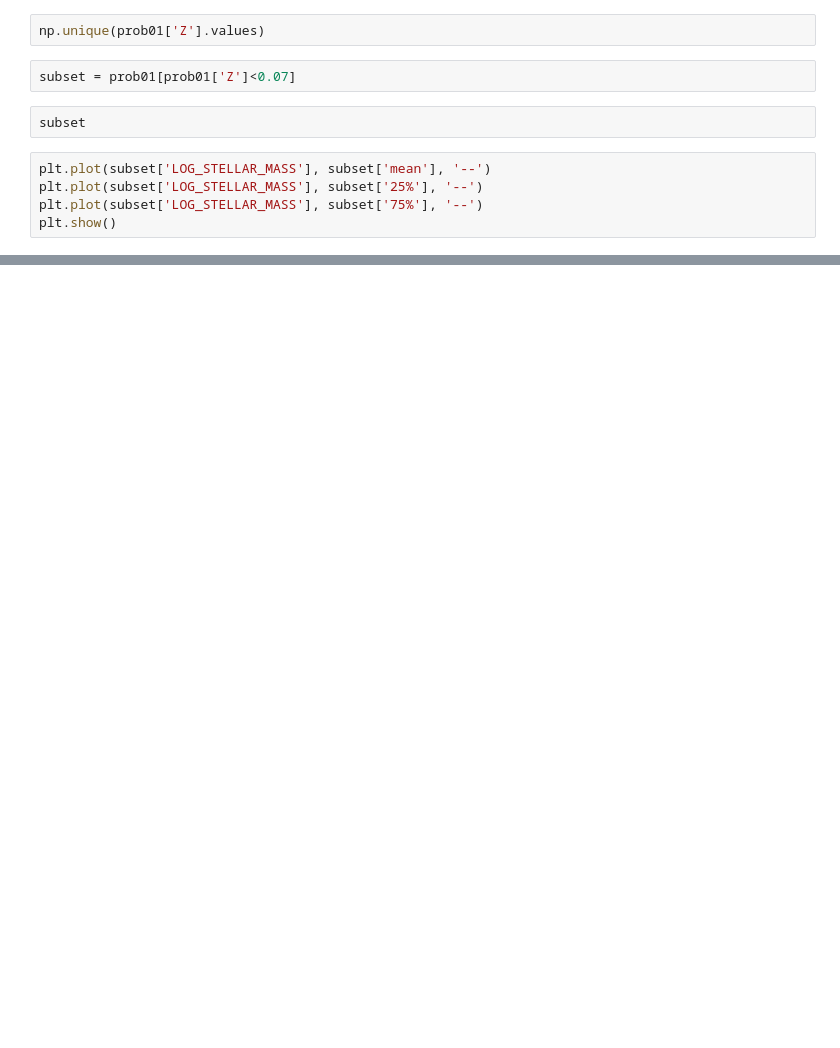
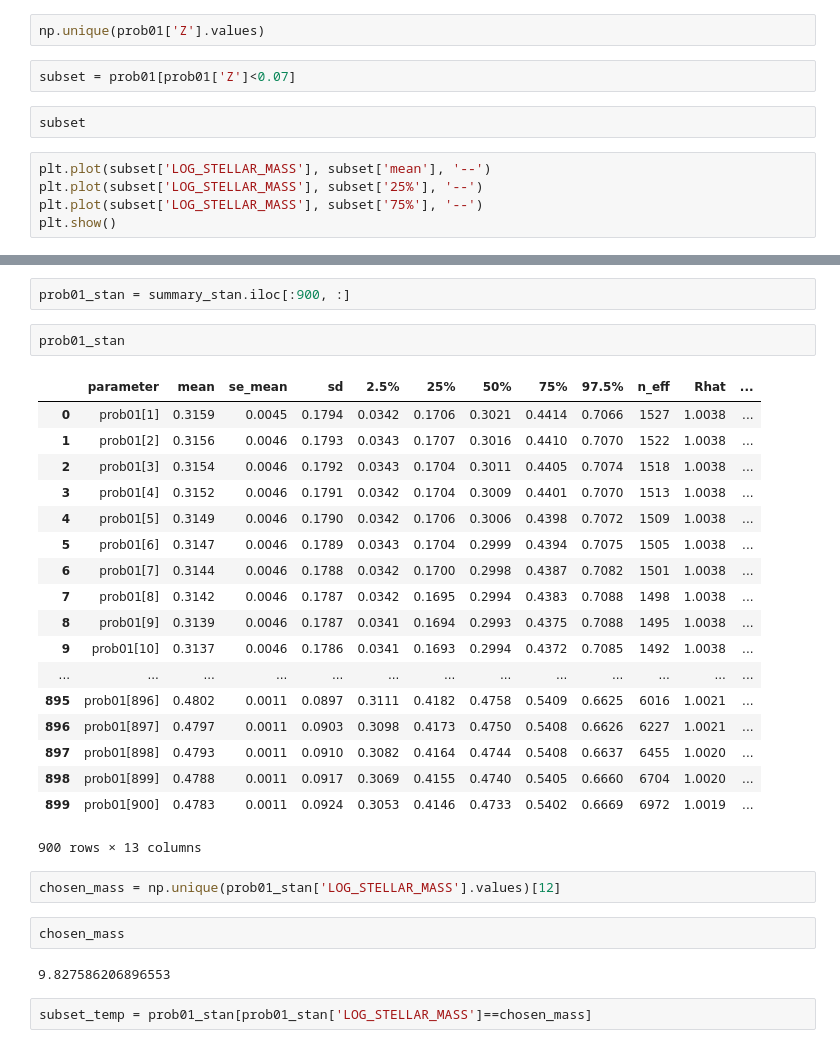
Before and after one commit to mdastro/UVupturn-RSGs, a Jupyter notebook: Model/Model3D_SharedPrior_Revised.ipynb, the cells around one changed output, grey strips where cells are left out. Drawn from its saved outputs; the diff is of its cells as text; blank space fills up the shorter version.

```diff
--- a/Model/Model3D_SharedPrior_Revised.ipynb
+++ b/Model/Model3D_SharedPrior_Revised.ipynb
@@ -168,0 +292,31 @@ plt.show()
+# %%
+prob01_stan = summary_stan.iloc[:900, :]
+# %%
+prob01_stan
+# %% [output]
+|  | parameter | mean | se_mean | sd | 2.5% | 25% | 50% | 75% | 97.5% | n_eff | Rhat | ... |
+| 0 | prob01[1] | 0.3159 | 0.0045 | 0.1794 | 0.0342 | 0.1706 | 0.3021 | 0.4414 | 0.7066 | 1527 | 1.0038 | ... |
+| 1 | prob01[2] | 0.3156 | 0.0046 | 0.1793 | 0.0343 | 0.1707 | 0.3016 | 0.4410 | 0.7070 | 1522 | 1.0038 | ... |
+| 2 | prob01[3] | 0.3154 | 0.0046 | 0.1792 | 0.0343 | 0.1704 | 0.3011 | 0.4405 | 0.7074 | 1518 | 1.0038 | ... |
+| 3 | prob01[4] | 0.3152 | 0.0046 | 0.1791 | 0.0342 | 0.1704 | 0.3009 | 0.4401 | 0.7070 | 1513 | 1.0038 | ... |
+| 4 | prob01[5] | 0.3149 | 0.0046 | 0.1790 | 0.0342 | 0.1706 | 0.3006 | 0.4398 | 0.7072 | 1509 | 1.0038 | ... |
+| 5 | prob01[6] | 0.3147 | 0.0046 | 0.1789 | 0.0343 | 0.1704 | 0.2999 | 0.4394 | 0.7075 | 1505 | 1.0038 | ... |
+| 6 | prob01[7] | 0.3144 | 0.0046 | 0.1788 | 0.0342 | 0.1700 | 0.2998 | 0.4387 | 0.7082 | 1501 | 1.0038 | ... |
+| 7 | prob01[8] | 0.3142 | 0.0046 | 0.1787 | 0.0342 | 0.1695 | 0.2994 | 0.4383 | 0.7088 | 1498 | 1.0038 | ... |
+| 8 | prob01[9] | 0.3139 | 0.0046 | 0.1787 | 0.0341 | 0.1694 | 0.2993 | 0.4375 | 0.7088 | 1495 | 1.0038 | ... |
+| 9 | prob01[10] | 0.3137 | 0.0046 | 0.1786 | 0.0341 | 0.1693 | 0.2994 | 0.4372 | 0.7085 | 1492 | 1.0038 | ... |
+| ... | ... | ... | ... | ... | ... | ... | ... | ... | ... | ... | ... | ... |
+| 895 | prob01[896] | 0.4802 | 0.0011 | 0.0897 | 0.3111 | 0.4182 | 0.4758 | 0.5409 | 0.6625 | 6016 | 1.0021 | ... |
+| 896 | prob01[897] | 0.4797 | 0.0011 | 0.0903 | 0.3098 | 0.4173 | 0.4750 | 0.5408 | 0.6626 | 6227 | 1.0021 | ... |
+| 897 | prob01[898] | 0.4793 | 0.0011 | 0.0910 | 0.3082 | 0.4164 | 0.4744 | 0.5408 | 0.6637 | 6455 | 1.0020 | ... |
+| 898 | prob01[899] | 0.4788 | 0.0011 | 0.0917 | 0.3069 | 0.4155 | 0.4740 | 0.5405 | 0.6660 | 6704 | 1.0020 | ... |
+| 899 | prob01[900] | 0.4783 | 0.0011 | 0.0924 | 0.3053 | 0.4146 | 0.4733 | 0.5402 | 0.6669 | 6972 | 1.0019 | ... |
+900 rows × 13 columns
+# %%
+chosen_mass = np.unique(prob01_stan['LOG_STELLAR_MASS'].values)[12]
+# %%
+chosen_mass
+# %% [output]
+9.827586206896553
+# %%
+subset_temp = prob01_stan[prob01_stan['LOG_STELLAR_MASS']==chosen_mass]
```
Also changed, not shown: parts of 27 cells of this notebook.
